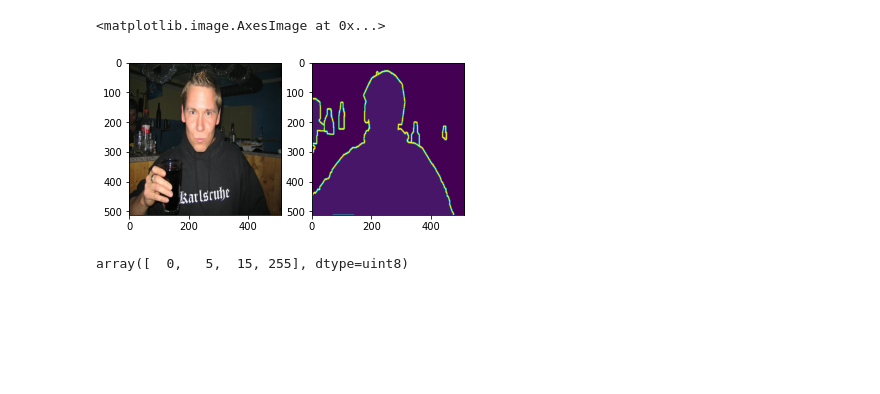
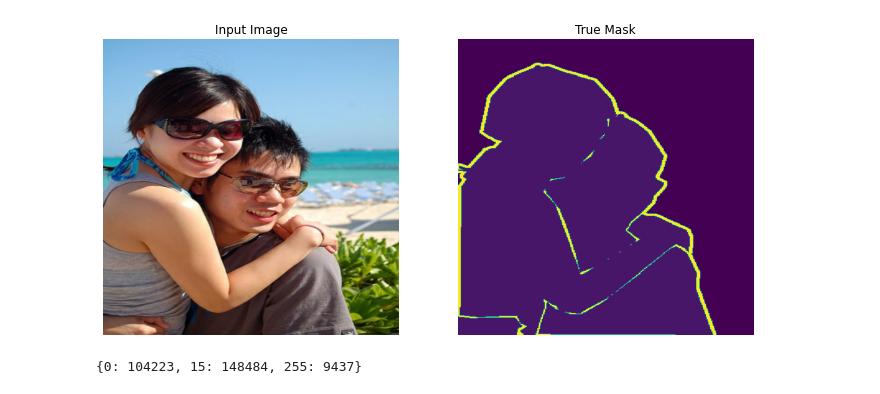
Before and after one commit to nicoloalbergoni/DeepLabV3Plus-Augmented-SuperResolution, a Jupyter notebook: colab_notebook.ipynb, the cells around one changed output. Drawn from its saved outputs; the diff is of its cells as text; code cells hidden in the pictures; blank space fills up the shorter version.

Commit message:
Fixed mask generation, Small refactor

```diff
--- a/colab_notebook.ipynb
+++ b/colab_notebook.ipynb
@@ -9,7 +14,7 @@ from data_scripts.data_loader import DataLoader
 
 BASE_DIR = os.getcwd()
 DATA_DIR = os.path.join(BASE_DIR, "data")
-PASCAL_ROOT = os.path.join(DATA_DIR, "VOC2012")
+PASCAL_ROOT = os.path.join(DATA_DIR, "VOCdevkit", "VOC2012")
 IMGS_PATH = os.path.join(PASCAL_ROOT, "JPEGImages")
 
 SEED = np.random.randint(0, 1000)
@@ -20,9 +25,38 @@ EPOCHS = 30
 # %%
 
 #train_generator = SegmentationGenerator(root_folder=PASCAL_ROOT, mode="train", n_classes=21, resize_shape=IMG_SIZE, seed=SEED)
-dataloader = DataLoader(root_folder=PASCAL_ROOT, mode="train", image_size=IMG_SIZE, channels=(3, 1), augment=False, compose=False, seed=SEED)
-train_generator = dataloader.data_batch(batch_size=BATCH_SIZE, shuffle=True)
+dataloader_train = DataLoader(
+    root_folder=PASCAL_ROOT,
+    mode="train",
+    image_size=IMG_SIZE,
+    channels=(3, 1),
+    augment=False,
+    compose=False,
+    seed=SEED,
+    reshape_masks=True)
+
+train_generator = dataloader_train.data_batch(batch_size=BATCH_SIZE, shuffle=True)
+
+dataloader_val = DataLoader(
+    root_folder=PASCAL_ROOT,
+    mode="val",
+    image_size=IMG_SIZE,
+    channels=(3, 1),
+    augment=False,
+    compose=False,
+    seed=SEED,
+    reshape_masks=True)
+
+val_generator = dataloader_val.data_batch(batch_size=BATCH_SIZE, shuffle=True)
 # %%
 for images, masks in train_generator.take(2):
     sample_image, sample_mask = images[0], masks[0]
+    sample_mask = np.reshape(sample_mask, (*IMG_SIZE, 1))
     #plot_prediction([sample_image, sample_mask])
+
+
+class DisplayCallback(tf.keras.callbacks.Callback):
+    def on_epoch_end(self, epoch, logs=None):
+        # clear_output(wait=True)
+        plot_prediction([sample_image, sample_mask], only_prediction=False, show_overlay=False)
+        print('\nSample Prediction after epoch {}\n'.format(epoch+1))
@@ -34,12 +63,7 @@ mask = y[0].reshape((IMG_SIZE, IMG_SIZE))
-# %%
-plt.subplot(1, 2, 1)
-plt.imshow(tf.keras.preprocessing.image.array_to_img(sample_image))
-plt.subplot(1, 2, 2)
-plt.imshow(tf.keras.preprocessing.image.array_to_img(sample_mask))
-# %% [output]
-<matplotlib.image.AxesImage at 0x...>
-[figure, removed]
-# %%
-np.unique(sample_mask)
-# %% [output]
-array([  0,   5,  15, 255], dtype=uint8)
+# %%
+plot_prediction([sample_image, sample_mask], only_prediction=False, show_overlay=False)
+values, count = np.unique(sample_mask, return_counts=True)
+print(dict(zip(values, count)))
+# %% [output]
+[figure, added]
+{0: 104223, 15: 148484, 255: 9437}
```
Also changed, not shown: parts of 4 cells of this notebook, 5 other files.
